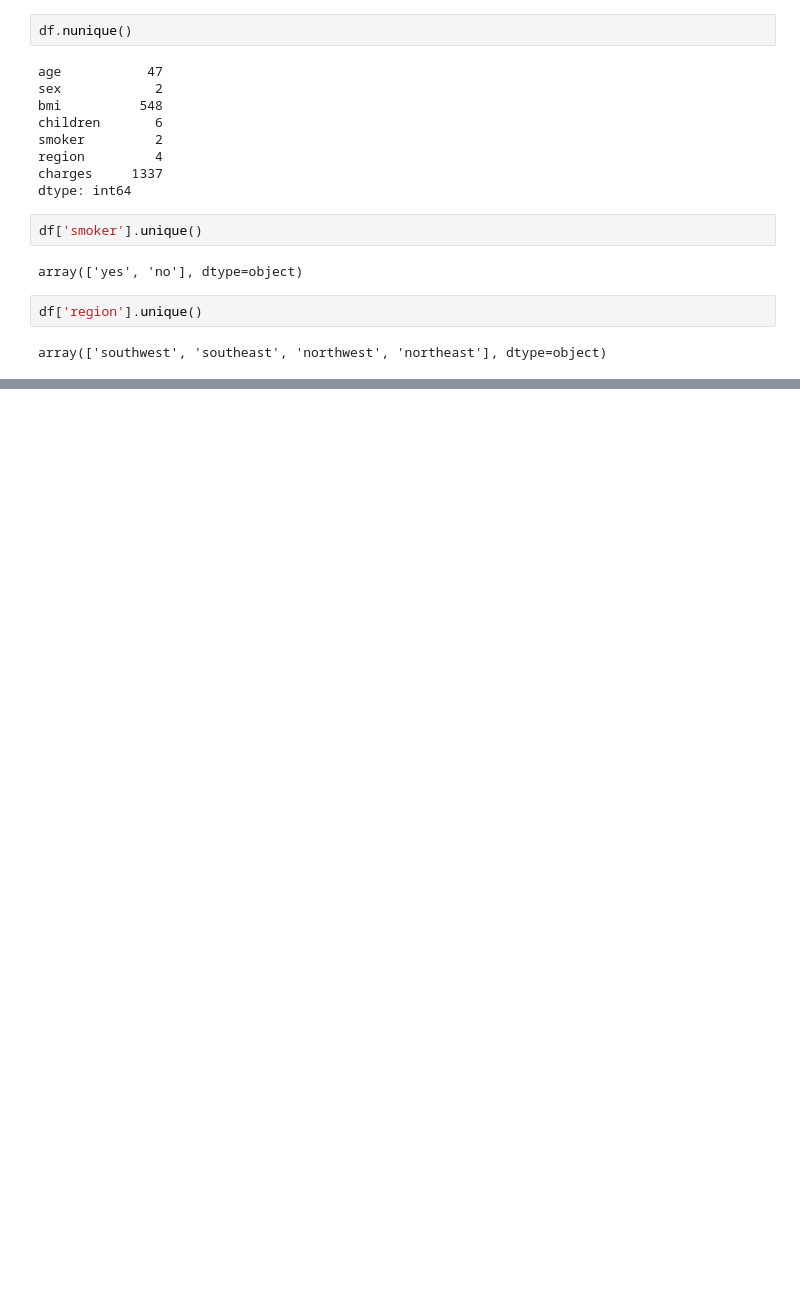
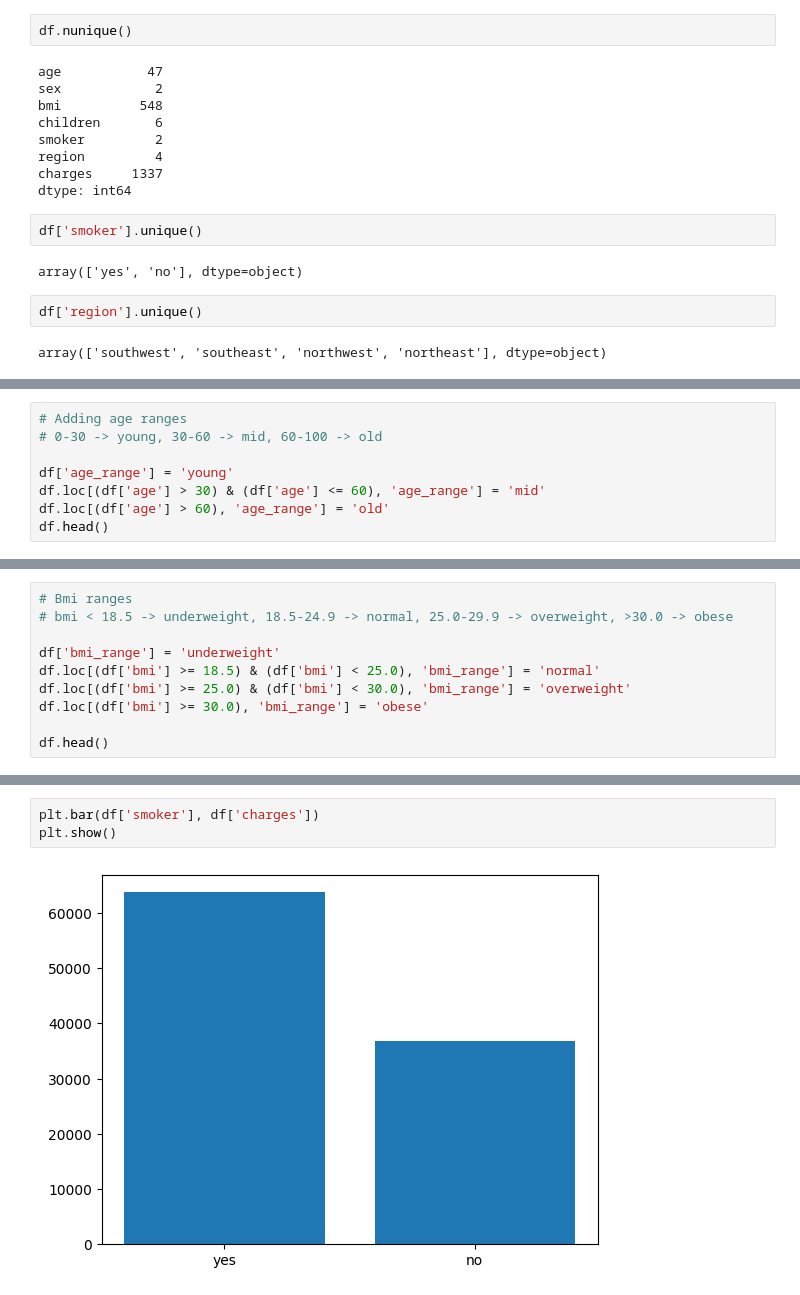
Before and after one commit to Rithish5513U/Insure-IQ, a Jupyter notebook: notebook/research.ipynb, the cells around one changed output, grey strips where cells are left out. Saved outputs shown, nothing was run; the diff lists cells and outputs as text; blank space fills up the shorter version.

```diff
--- a/notebook/research.ipynb
+++ b/notebook/research.ipynb
@@ -89,0 +99,8 @@ array(['southwest', 'southeast', 'northwest', 'northeast'], dtype=object)
+# %%
+# Adding age ranges
+# 0-30 -> young, 30-60 -> mid, 60-100 -> old
+
+df['age_range'] = 'young'
+df.loc[(df['age'] > 30) & (df['age'] <= 60), 'age_range'] = 'mid'
+df.loc[(df['age'] > 60), 'age_range'] = 'old'
+df.head()
@@ -89,0 +114,10 @@ array(['southwest', 'southeast', 'northwest', 'northeast'], dtype=object)
+# %%
+# Bmi ranges
+# bmi < 18.5 -> underweight, 18.5-24.9 -> normal, 25.0-29.9 -> overweight, >30.0 -> obese
+
+df['bmi_range'] = 'underweight'
+df.loc[(df['bmi'] >= 18.5) & (df['bmi'] < 25.0), 'bmi_range'] = 'normal'
+df.loc[(df['bmi'] >= 25.0) & (df['bmi'] < 30.0), 'bmi_range'] = 'overweight'
+df.loc[(df['bmi'] >= 30.0), 'bmi_range'] = 'obese'
+
+df.head()
@@ -89,0 +158,5 @@ array(['southwest', 'southeast', 'northwest', 'northeast'], dtype=object)
+# %%
+plt.bar(df['smoker'], df['charges'])
+plt.show()
+# %% [output]
+[figure, added]
```
Also changed, not shown: parts of 13 cells of this notebook, 14 other files.
